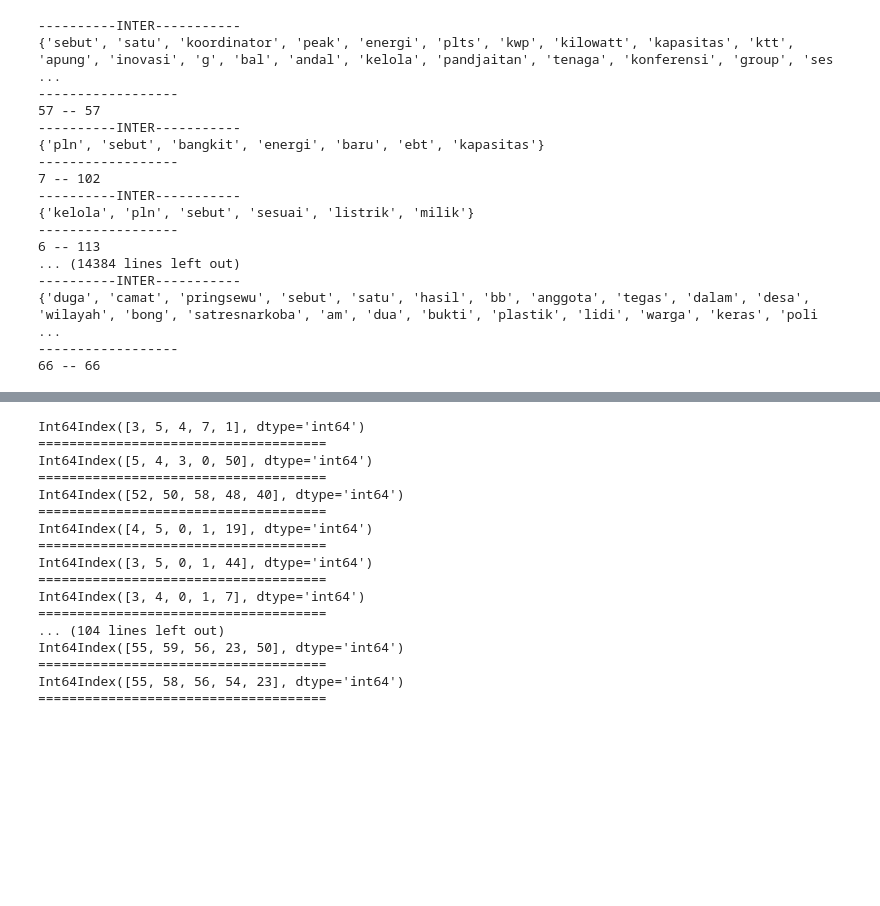
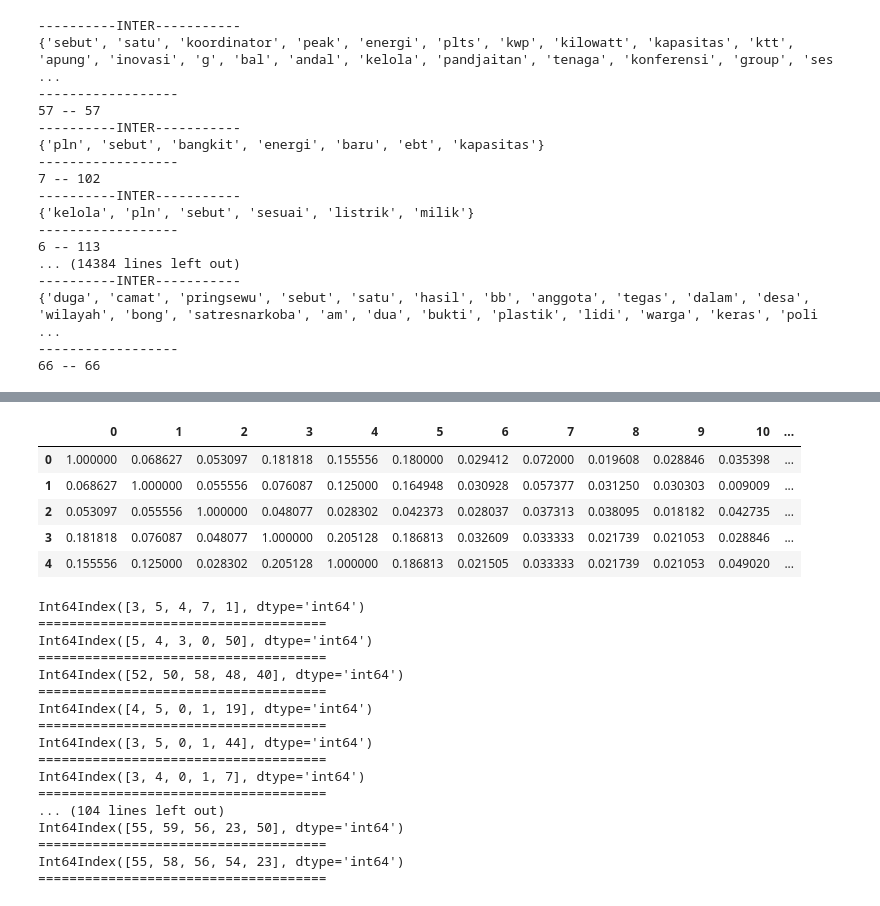
Before and after one commit to MeltingSnow21/Comparision-of-Jaccard-Similarity-and-Cosine-Similarity-for-Content-Based-Recommendation-Model, a Jupyter notebook: Model.ipynb, the cells around one changed output, grey strips where cells are left out. Drawn from its saved outputs; the diff is of its cells as text; code cells hidden in the pictures; blank space fills up the shorter version.

```diff
--- a/Model.ipynb
+++ b/Model.ipynb
@@ -616,3 +615,13 @@ y.head()
+# %%
+y.to_csv('Lampiran_F.csv', index=False)
+y.head()
+# %% [output]
+|  | 0 | 1 | 2 | 3 | 4 | 5 | 6 | 7 | 8 | 9 | 10 | ... |
+| 0 | 1.000000 | 0.068627 | 0.053097 | 0.181818 | 0.155556 | 0.180000 | 0.029412 | 0.072000 | 0.019608 | 0.028846 | 0.035398 | ... |
+| 1 | 0.068627 | 1.000000 | 0.055556 | 0.076087 | 0.125000 | 0.164948 | 0.030928 | 0.057377 | 0.031250 | 0.030303 | 0.009009 | ... |
+| 2 | 0.053097 | 0.055556 | 1.000000 | 0.048077 | 0.028302 | 0.042373 | 0.028037 | 0.037313 | 0.038095 | 0.018182 | 0.042735 | ... |
+| 3 | 0.181818 | 0.076087 | 0.048077 | 1.000000 | 0.205128 | 0.186813 | 0.032609 | 0.033333 | 0.021739 | 0.021053 | 0.028846 | ... |
+| 4 | 0.155556 | 0.125000 | 0.028302 | 0.205128 | 1.000000 | 0.186813 | 0.021505 | 0.033333 | 0.021739 | 0.021053 | 0.049020 | ... |
 # %%
 hasil = []
 for i in range (0, len(df4)) :
```
Also changed, not shown: parts of 18 cells of this notebook, 5 other files.
